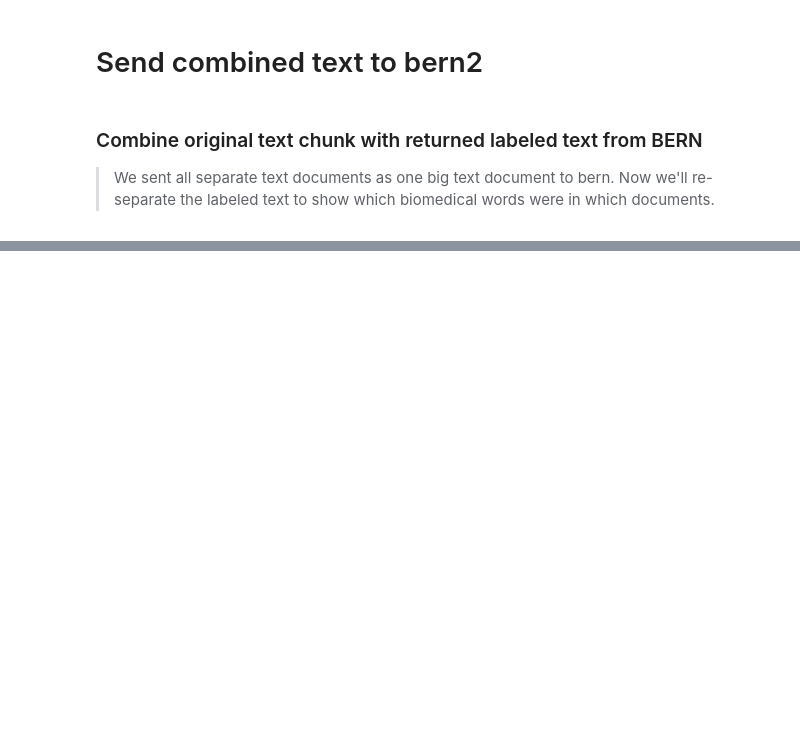
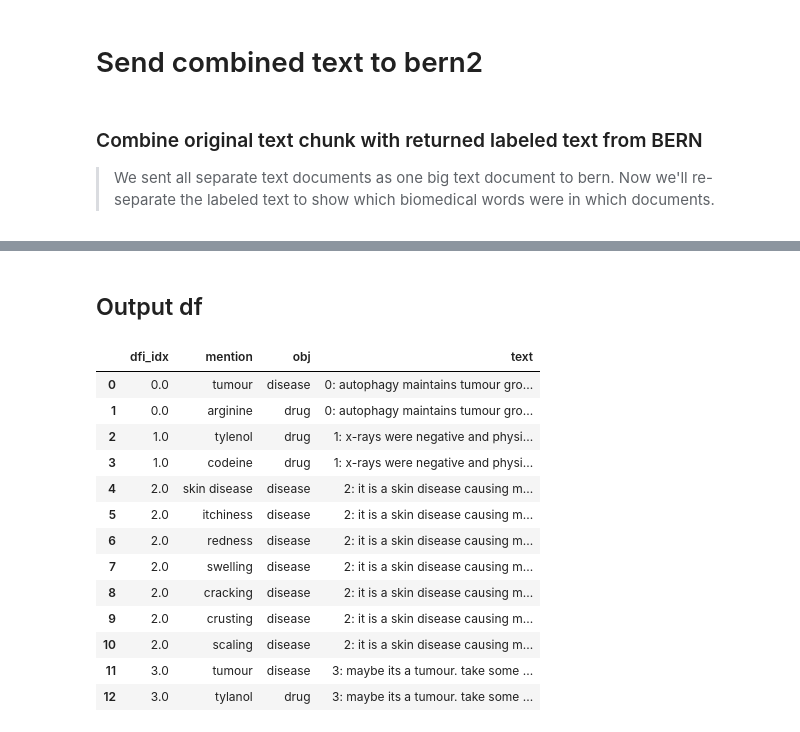
Before and after one commit to daveramseymusic/biobert-bern, a Jupyter notebook: nbs/01_biobertApi.ipynb, the cells around one changed output, grey strips where cells are left out. Saved outputs shown, nothing was run; the diff lists cells and outputs as text; code cells hidden in the pictures; blank space fills up the shorter version.

```diff
--- a/nbs/01_biobertApi.ipynb
+++ b/nbs/01_biobertApi.ipynb
@@ -150,0 +157,19 @@ df
+# %% [markdown]
+## Output df
+# %%
+df = df[['dfi_idx','mention','obj','text']]; df
+# %% [output]
+|  | dfi_idx | mention | obj | text |
+| 0 | 0.0 | tumour | disease | 0: autophagy maintains tumour gro... |
+| 1 | 0.0 | arginine | drug | 0: autophagy maintains tumour gro... |
+| 2 | 1.0 | tylenol | drug | 1: x-rays were negative and physi... |
+| 3 | 1.0 | codeine | drug | 1: x-rays were negative and physi... |
+| 4 | 2.0 | skin disease | disease | 2: it is a skin disease causing m... |
+| 5 | 2.0 | itchiness | disease | 2: it is a skin disease causing m... |
+| 6 | 2.0 | redness | disease | 2: it is a skin disease causing m... |
+| 7 | 2.0 | swelling | disease | 2: it is a skin disease causing m... |
+| 8 | 2.0 | cracking | disease | 2: it is a skin disease causing m... |
+| 9 | 2.0 | crusting | disease | 2: it is a skin disease causing m... |
+| 10 | 2.0 | scaling | disease | 2: it is a skin disease causing m... |
+| 11 | 3.0 | tumour | disease | 3: maybe its a tumour. take some ... |
+| 12 | 3.0 | tylanol | drug | 3: maybe its a tumour. take some ... |
```
Also changed, not shown: parts of 9 cells of this notebook.
